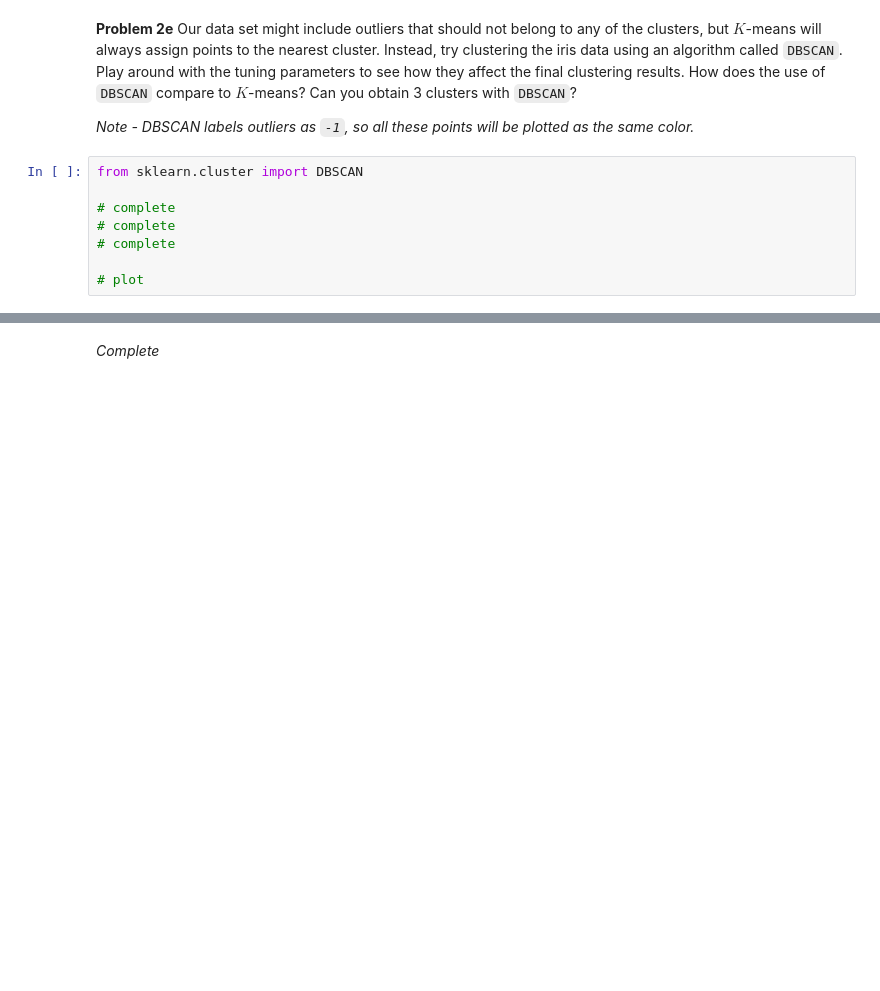
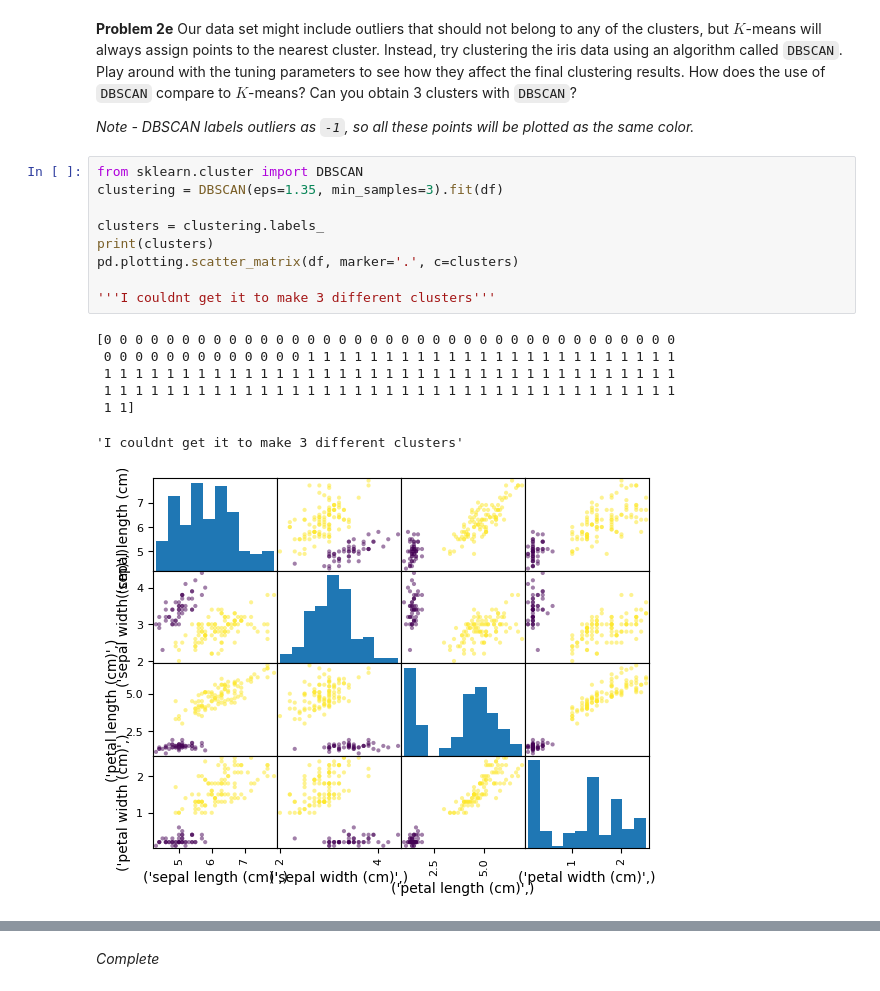
Before and after one commit to ASTR154/clustering, a Jupyter notebook: clustering.ipynb, the cells around one changed output, grey strips where cells are left out. Saved outputs shown, nothing was run; the diff lists cells and outputs as text; blank space fills up the shorter version.

```diff
--- a/clustering.ipynb
+++ b/clustering.ipynb
@@ -183,11 +192,20 @@ print(pca.explained_variance_ratio_)
 **Problem 2e** Our data set might include outliers that should not belong to any of the clusters, but $K$-means will always assign points to the nearest cluster. Instead, try clustering the iris data using an algorithm called `DBSCAN`. Play around with the tuning parameters to see how they affect the final clustering results. How does the use of `DBSCAN` compare to $K$-means? Can you obtain 3 clusters with `DBSCAN`?
 
 *Note - DBSCAN labels outliers as `-1`, so all these points will be plotted as the same color.*
-# %%
-from sklearn.cluster import DBSCAN
-
-# complete
-# complete
-# complete
-
-# plot
+# %%
+from sklearn.cluster import DBSCAN
+clustering = DBSCAN(eps=1.35, min_samples=3).fit(df)
+
+clusters = clustering.labels_
+print(clusters)
+pd.plotting.scatter_matrix(df, marker='.', c=clusters)
+
+'''I couldnt get it to make 3 different clusters'''
+# %% [output]
+[0 0 0 0 0 0 0 0 0 0 0 0 0 0 0 0 0 0 0 0 0 0 0 0 0 0 0 0 0 0 0 0 0 0 0 0 0
+ 0 0 0 0 0 0 0 0 0 0 0 0 0 1 1 1 1 1 1 1 1 1 1 1 1 1 1 1 1 1 1 1 1 1 1 1 1
+ 1 1 1 1 1 1 1 1 1 1 1 1 1 1 1 1 1 1 1 1 1 1 1 1 1 1 1 1 1 1 1 1 1 1 1 1 1
+ 1 1 1 1 1 1 1 1 1 1 1 1 1 1 1 1 1 1 1 1 1 1 1 1 1 1 1 1 1 1 1 1 1 1 1 1 1
+ 1 1]
+'I couldnt get it to make 3 different clusters'
+[figure, added]
```
Also changed, not shown: parts of 13 cells of this notebook.
